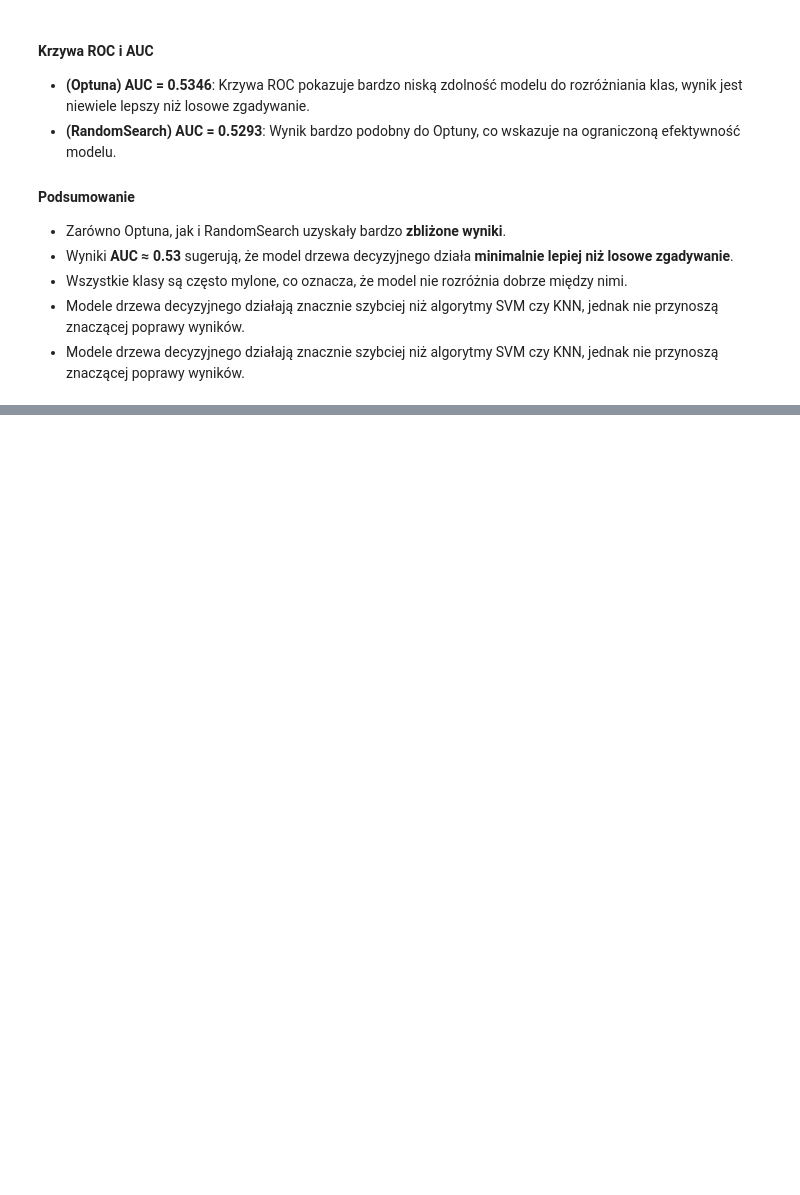
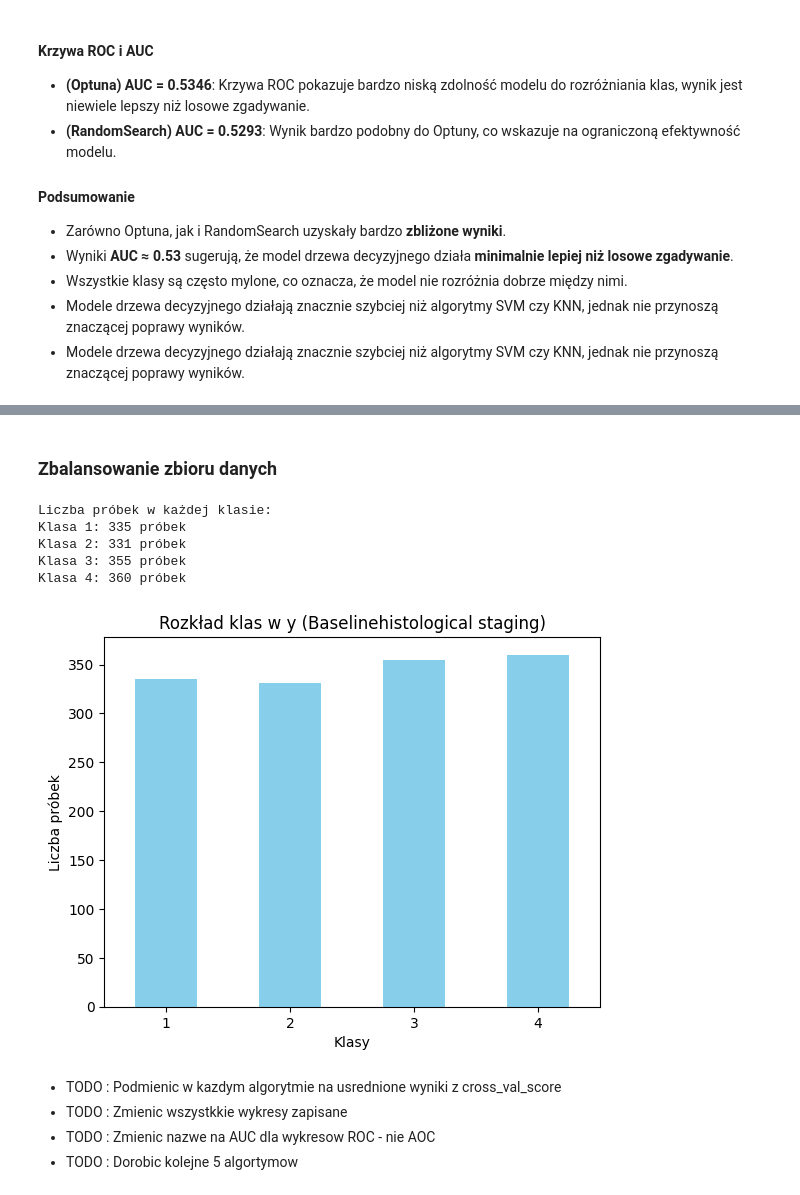
Before and after one commit to Meikelele/thesis, a Jupyter notebook: main.ipynb, the cells around one changed output, grey strips where cells are left out. Saved outputs shown, nothing was run; the diff lists cells and outputs as text; code cells hidden in the pictures; blank space fills up the shorter version.

```diff
--- a/main.ipynb
+++ b/main.ipynb
@@ -1226,0 +1366,30 @@ F1-Score: 0.2610 -->
+# %% [markdown]
+### Zbalansowanie zbioru danych
+# %%
+# Policz wystąpienia każdej klasy w y
+class_counts = y.value_counts().sort_index()
+
+# Wyświetlenie wyników
+print("Liczba próbek w każdej klasie:")
+for label, count in class_counts.items():
+    print(f"Klasa {label}: {count} próbek")
+
+# Opcjonalnie: wizualizacja rozkładu klas
+class_counts.plot(kind='bar', color='skyblue')
+plt.title("Rozkład klas w y (Baselinehistological staging)")
+plt.xlabel("Klasy")
+plt.ylabel("Liczba próbek")
+plt.xticks(rotation=0)
+plt.show()
+# %% [output]
+Liczba próbek w każdej klasie:
+Klasa 1: 335 próbek
+Klasa 2: 331 próbek
+Klasa 3: 355 próbek
+Klasa 4: 360 próbek
+[figure, added]
+# %% [markdown]
+- TODO : Podmienic w kazdym algorytmie na usrednione wyniki z cross_val_score
+- TODO : Zmienic wszystkkie wykresy zapisane
+- TODO : Zmienic nazwe na AUC dla wykresow ROC - nie AOC
+- TODO : Dorobic kolejne 5 algortymow
```
Also changed, not shown: parts of 7 cells of this notebook, 20 other files.
